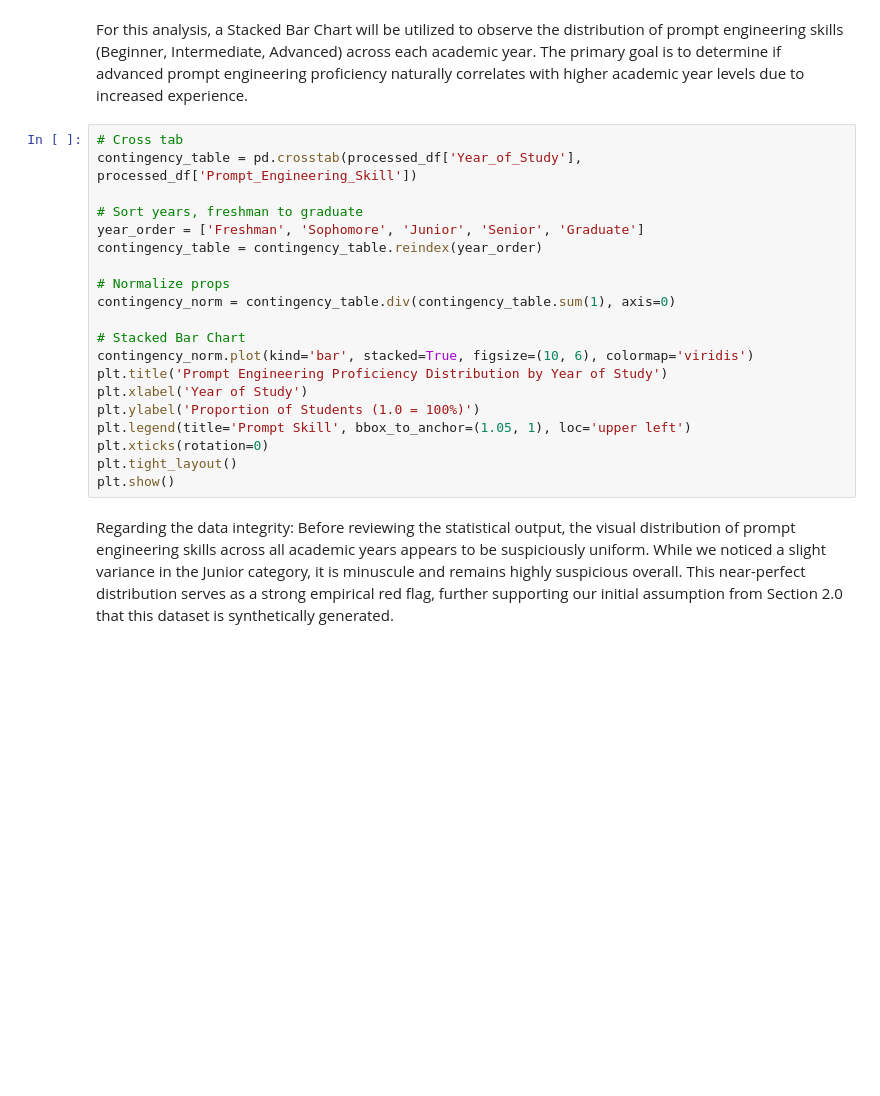
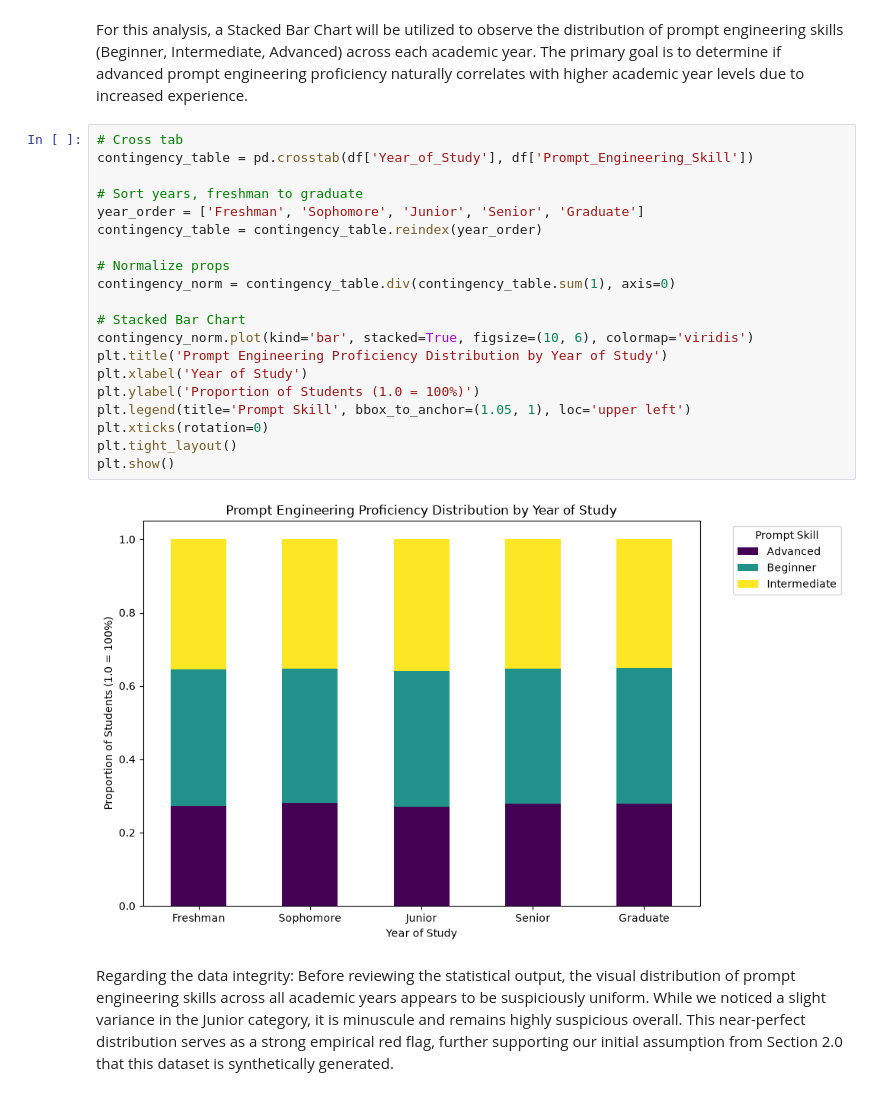
Before and after one commit to FortifyTank/CSMODEL_MATT, a Jupyter notebook: CSMODEL.ipynb, the cells around one changed output. Cells and saved outputs as stored; diff of their text form; blank space fills up the shorter version.

```diff
--- a/CSMODEL.ipynb
+++ b/CSMODEL.ipynb
@@ -501,24 +517,26 @@ plt.show()
 For this analysis, a Stacked Bar Chart will be utilized to observe the distribution of prompt engineering skills (Beginner, Intermediate, Advanced) across each academic year. The primary goal is to determine if advanced prompt engineering proficiency naturally correlates with higher academic year levels due to increased experience.
 # %%
 # Cross tab
-contingency_table = pd.crosstab(processed_df['Year_of_Study'], processed_df['Prompt_Engineering_Skill'])
+contingency_table = pd.crosstab(df['Year_of_Study'], df['Prompt_Engineering_Skill'])
 
 # Sort years, freshman to graduate
 year_order = ['Freshman', 'Sophomore', 'Junior', 'Senior', 'Graduate']
 contingency_table = contingency_table.reindex(year_order)
 
 # Normalize props
 contingency_norm = contingency_table.div(contingency_table.sum(1), axis=0)
 
 # Stacked Bar Chart
 contingency_norm.plot(kind='bar', stacked=True, figsize=(10, 6), colormap='viridis')
 plt.title('Prompt Engineering Proficiency Distribution by Year of Study')
 plt.xlabel('Year of Study')
 plt.ylabel('Proportion of Students (1.0 = 100%)')
 plt.legend(title='Prompt Skill', bbox_to_anchor=(1.05, 1), loc='upper left')
 plt.xticks(rotation=0)
 plt.tight_layout()
 plt.show()
+# %% [output]
+[figure, added]
 # %% [markdown]
 Regarding the data integrity: Before reviewing the statistical output, the visual distribution of prompt engineering skills across all academic years appears to be suspiciously uniform. While we noticed a slight variance in the Junior category, it is minuscule and remains highly suspicious overall. This near-perfect distribution serves as a strong empirical red flag, further supporting our initial assumption from Section 2.0 that this dataset is synthetically generated.
 # %% [markdown]
```
Also changed, not shown: parts of 22 cells of this notebook.
